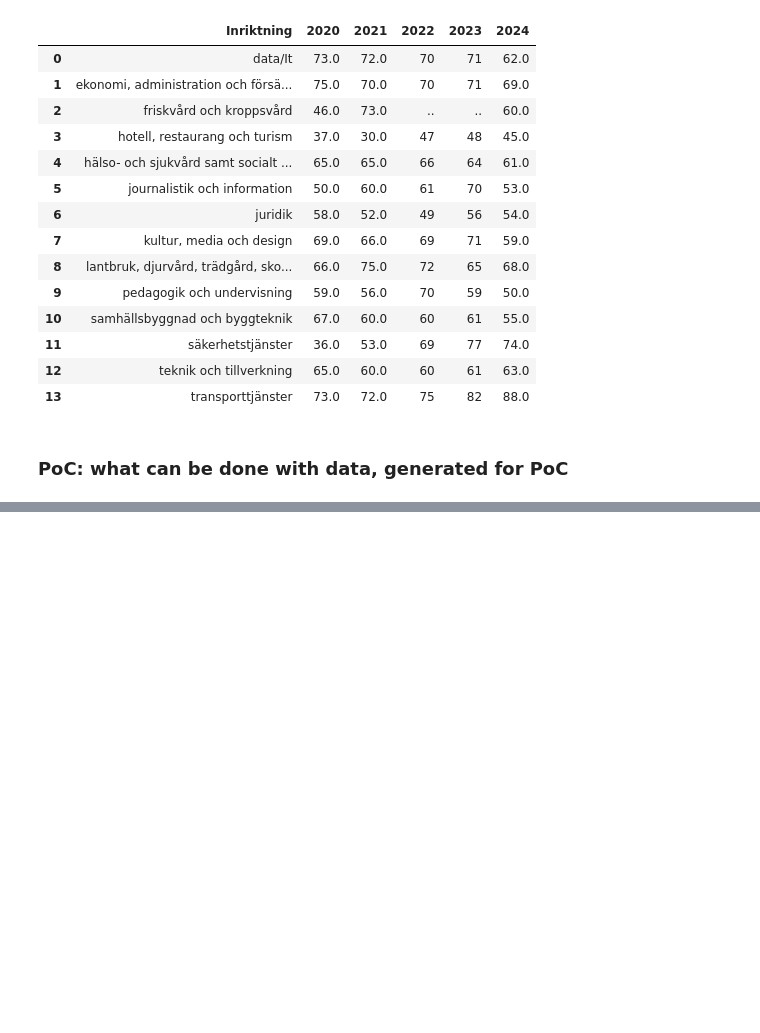
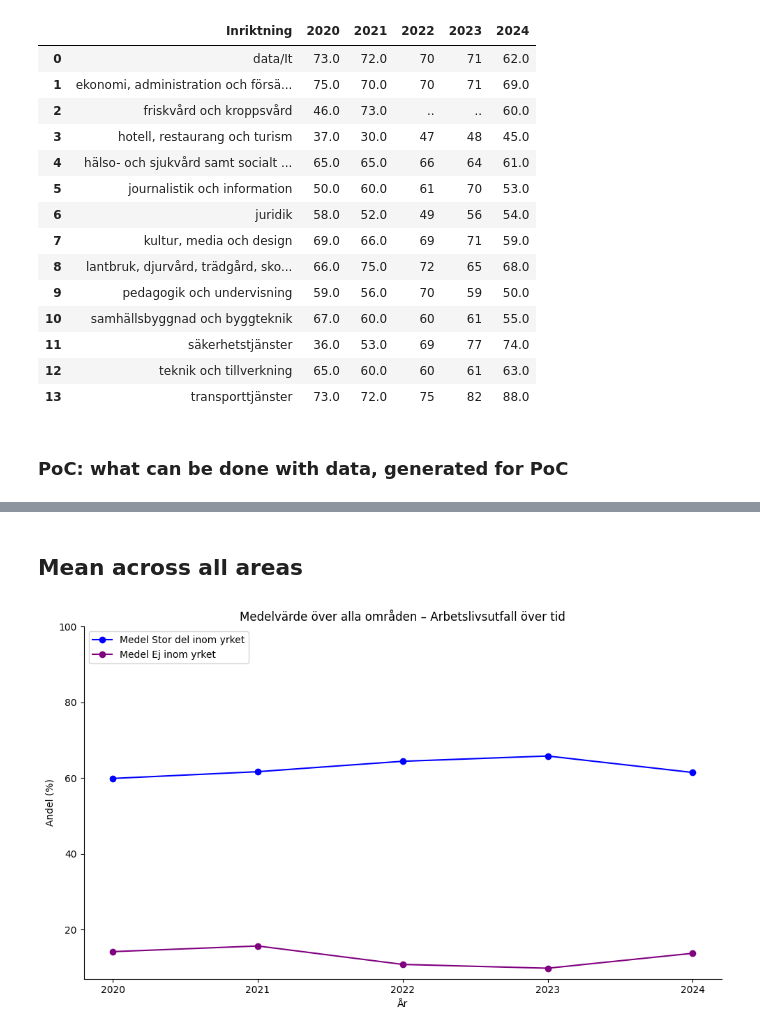
Before and after one commit to 964Code/The-Skool---Group-7, a Jupyter notebook: EDA/EDA_filip/EDA_arbete_eft_stud.ipynb, the cells around one changed output, grey strips where cells are left out. Saved outputs shown, nothing was run; the diff lists cells and outputs as text; code cells hidden in the pictures; blank space fills up the shorter version.

```diff
--- a/EDA/EDA_filip/EDA_arbete_eft_stud.ipynb
+++ b/EDA/EDA_filip/EDA_arbete_eft_stud.ipynb
@@ -256,0 +265,33 @@ plot_employment_outcomes("data/It", df_stor, df_viss, df_ej)
+# %% [markdown]
+## Mean across all areas
+# %%
+def plot_employment_outcomes_with_mean(df_stor, df_viss, df_ej):
+    years = df_stor.columns[1:].astype(str)
+    areas = df_stor["Inriktning"].unique()
+
+    # Calculate mean for each year across all areas for 'stor'
+    stor_means = df_stor.iloc[:, 1:].apply(pd.to_numeric, errors="coerce").mean(axis=0)
+    ej_means = df_ej.iloc[:, 1:].apply(pd.to_numeric, errors="coerce").mean(axis=0)
+
+    fig, ax = plt.subplots(figsize=(10, 6))
+
+    # Plot mean lines
+    ax.plot(years, stor_means, label="Medel Stor del inom yrket", color="blue", marker="o", linestyle="-")
+    ax.plot(years, ej_means, label="Medel Ej inom yrket", color="purple", marker="o", linestyle="-")
+
+
+    ax.set_title("Medelvärde över alla områden – Arbetslivsutfall över tid")
+    ax.set_xlabel("År")
+    ax.set_ylim(top=100)
+    ax.set_ylabel("Andel (%)")
+    ax.grid(False)
+    ax.legend(loc="upper left")
+    ax.spines["top"].set_visible(False)
+    ax.spines["right"].set_visible(False)
+    plt.tight_layout()
+    plt.show()
+
+# Usage:
+plot_employment_outcomes_with_mean(df_stor, df_viss, df_ej)
+# %% [output]
+[figure, added]
```
Also changed, not shown: parts of 2 cells of this notebook, 4 other files.
